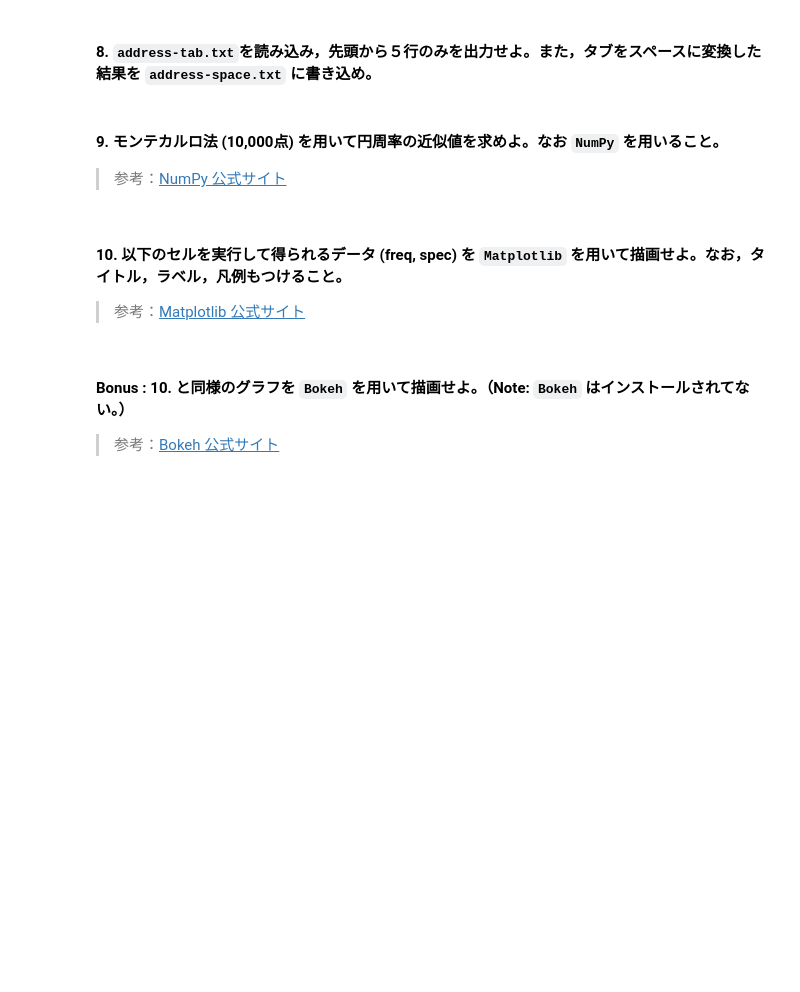
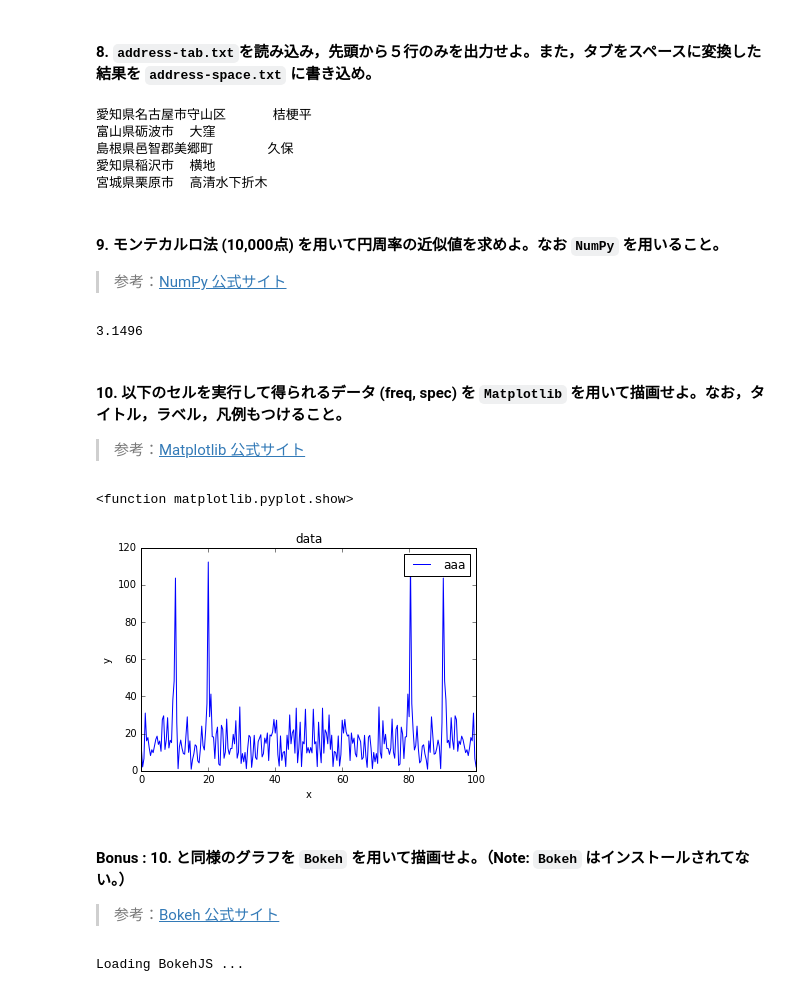
Before and after one commit to scizorman/python-hands-on, a Jupyter notebook: basic/basic.ipynb, the cells around one changed output. Drawn from its saved outputs; the diff is of its cells as text; code cells hidden in the pictures; blank space fills up the shorter version.

```diff
--- a/basic/basic.ipynb
+++ b/basic/basic.ipynb
@@ -21,9 +106,36 @@
 # %% [markdown]
 #### 8. `address-tab.txt`を読み込み，先頭から５行のみを出力せよ。また，タブをスペースに変換した結果を `address-space.txt` に書き込め。
+# %%
+file=open("address-tab.txt","r")
+line=file.read()
+file.close()
+a=line.split("\n")
+with open("address-space.txt","w") as f:
+    for i, name in enumerate(a):
+        print(name)
+        b=name.replace("\t"," ")
+        f.write(b+"\n")
+        if i>3:
+            break
+# %% [output]
+愛知県名古屋市守山区      桔梗平
+富山県砺波市  大窪
+島根県邑智郡美郷町       久保
+愛知県稲沢市  横地
+宮城県栗原市  高清水下折木
 # %% [markdown]
 #### 9. モンテカルロ法 (10,000点) を用いて円周率の近似値を求めよ。なお `NumPy` を用いること。
 
 > 参考：[NumPy 公式サイト](https://docs.scipy.org/doc/numpy/)
+# %%
+import numpy as np
+num=10000
+x=np.random.rand(num)
+y=np.random.rand(num)
+b=(x*x+y*y)<=1
+print(4*b.sum()/num)
+# %% [output]
+3.1496
 # %% [markdown]
 #### 10. 以下のセルを実行して得られるデータ **(freq, spec)** を `Matplotlib` を用いて描画せよ。なお，タイトル，ラベル，凡例もつけること。
 
@@ -40,6 +152,29 @@ signal = np.sin(2*np.pi*f1*t) + np.sin(2*np.pi*f2*t) + np.random.randn(SAMP_NUM)
 
 freq = np.linspace(0, 1.0/SAMP_INT, SAMP_NUM)
 spec = np.abs(np.fft.fft(signal))
+# %%
+import numpy as np
+import matplotlib.pyplot as plt
+%matplotlib inline
+fig=plt.figure()
+ax=fig.add_subplot(111)
+ax.plot(freq,spec,label="aaa")
+ax.set_xlabel("x")
+ax.set_ylabel("y")
+plt.legend()
+plt.title("data")
+plt.show
+# %% [output]
+<function matplotlib.pyplot.show>
+[figure, added]
 # %% [markdown]
 #### Bonus : 10. と同様のグラフを `Bokeh` を用いて描画せよ。（Note: `Bokeh` はインストールされてない。）
 > 参考：[Bokeh 公式サイト](https://bokeh.pydata.org/en/latest/)
+# %%
+import numpy as np
+from bokeh.io import output_notebook, show
+from bokeh.plotting import figure
+
+output_notebook()
+# %% [output]
+Loading BokehJS ...
```
Also changed, not shown: parts of 8 cells of this notebook.
